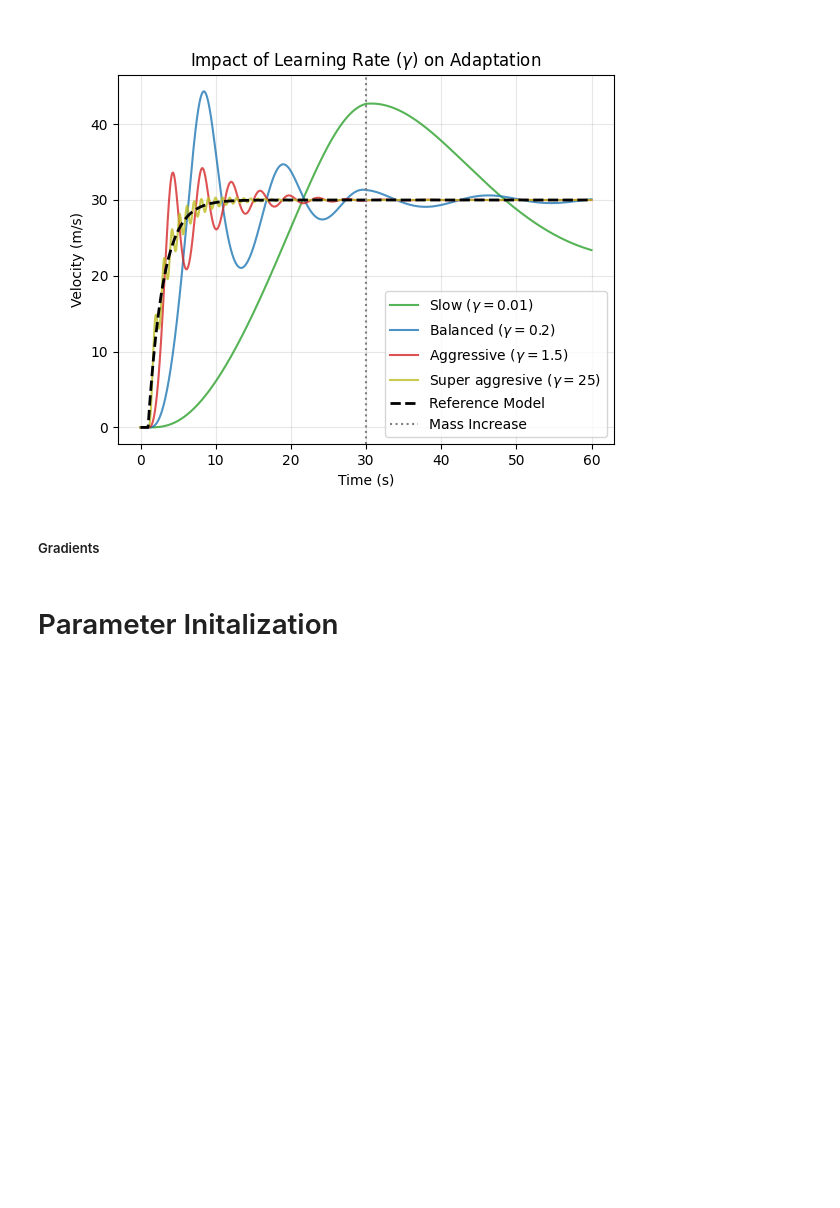
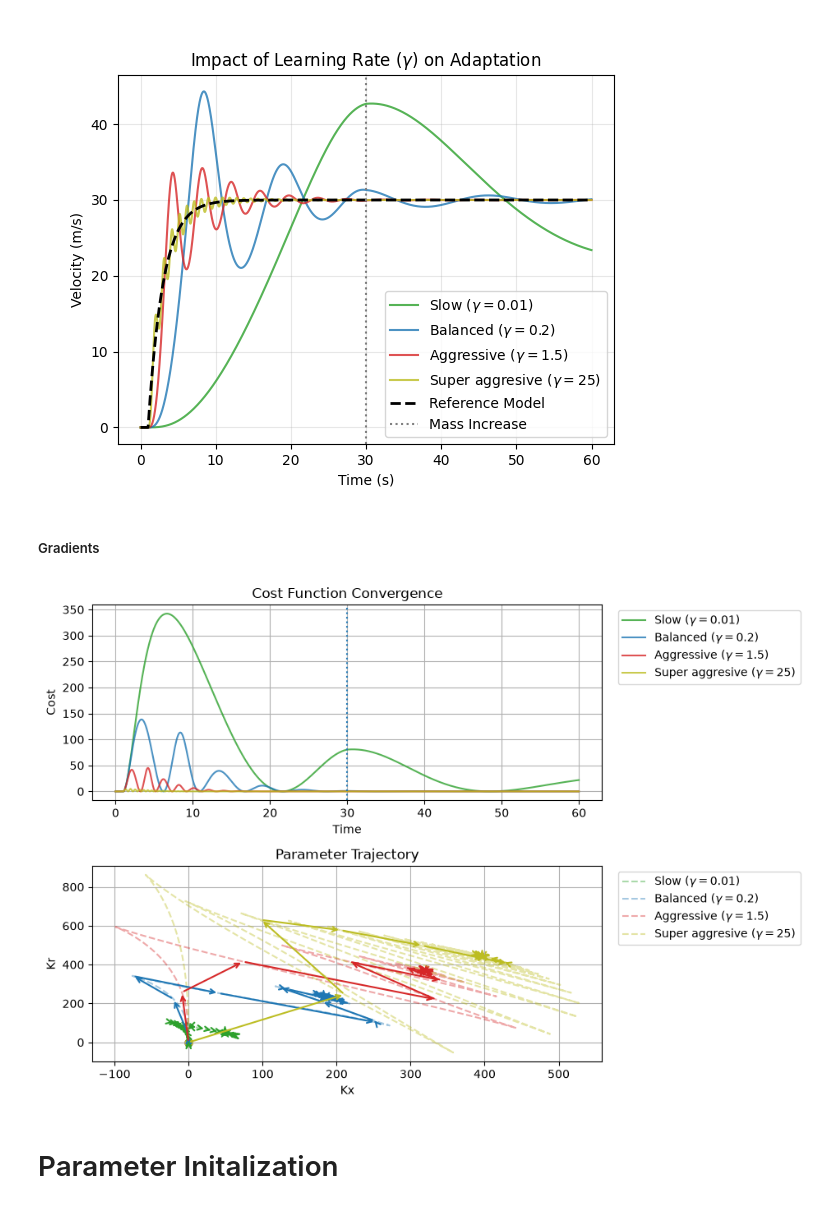
Before and after one commit to Mrjarkos/MRAC_Tutorial, a Jupyter notebook: 01_Introduction_to_MRAC.ipynb, the cells around one changed output. Saved outputs shown, nothing was run; the diff lists cells and outputs as text; code cells hidden in the pictures; blank space fills up the shorter version.

```diff
--- a/01_Introduction_to_MRAC.ipynb
+++ b/01_Introduction_to_MRAC.ipynb
@@ -521,7 +521,7 @@ plt.show()
 # %%
 plt.close('all')
 
-fig, (ax1, ax2) = plt.subplots(2, 1, figsize=(6, 6))
+fig, (ax1, ax2) = plt.subplots(2, 1, figsize=(9.5, 6.5))
 
 for g, label_text, c in zip(gammas, labels, colors):
     hist = history[g]
@@ -532,35 +532,37 @@ for g, label_text, c in zip(gammas, labels, colors):
     # Parameter space
     kx = np.array(hist['Kx'])
     kr = np.array(hist['Kr'])
 
     ax2.plot(kx, kr, color=c, alpha=0.4, linestyle='--', label=label_text)
 
     skip = 200
     for i in range(0, len(kx) - skip, skip):
         ax2.annotate('', xy=(kx[i+skip], kr[i+skip]), xytext=(kx[i], kr[i]),
                      arrowprops=dict(arrowstyle='->', color=c, lw=1.5))
 
     ax2.scatter(kx[0], kr[0], color=c, marker='o', s=40)
     idx_30s = int(30/0.01)
     ax2.scatter(kx[idx_30s], kr[idx_30s], color=c, marker='x', s=60)
     ax2.scatter(kx[-1], kr[-1], color=c, marker='*', s=100)
 
 # Formatting
 ax1.set_title('Cost Function Convergence')
 ax1.set_ylabel('Cost')
 ax1.set_xlabel('Time')
 ax1.axvline(x=30, linestyle=':')
-ax1.legend()
+ax1.legend(loc='upper left', bbox_to_anchor=(1.02, 1.0))  # outside the data area
 ax1.grid(True)
 
 ax2.set_title('Parameter Trajectory')
 ax2.set_xlabel('Kx')
 ax2.set_ylabel('Kr')
-ax2.legend()
+ax2.legend(loc='upper left', bbox_to_anchor=(1.02, 1.0))
 ax2.grid(True)
 
 plt.tight_layout()
 plt.show()
+# %% [output]
+[figure, added]
 # %% [markdown]
 # Parameter Initalization
 # %%
```
Also changed, not shown: 3 other files.
